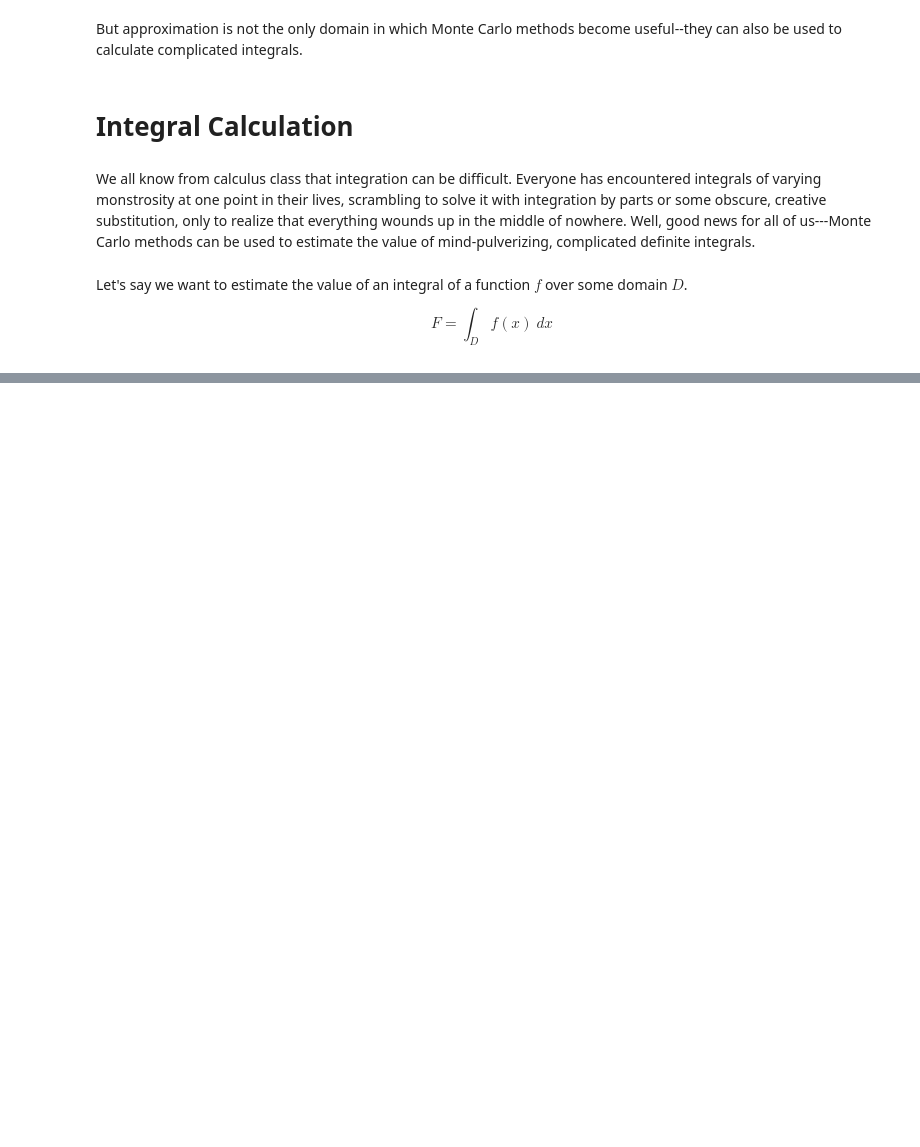
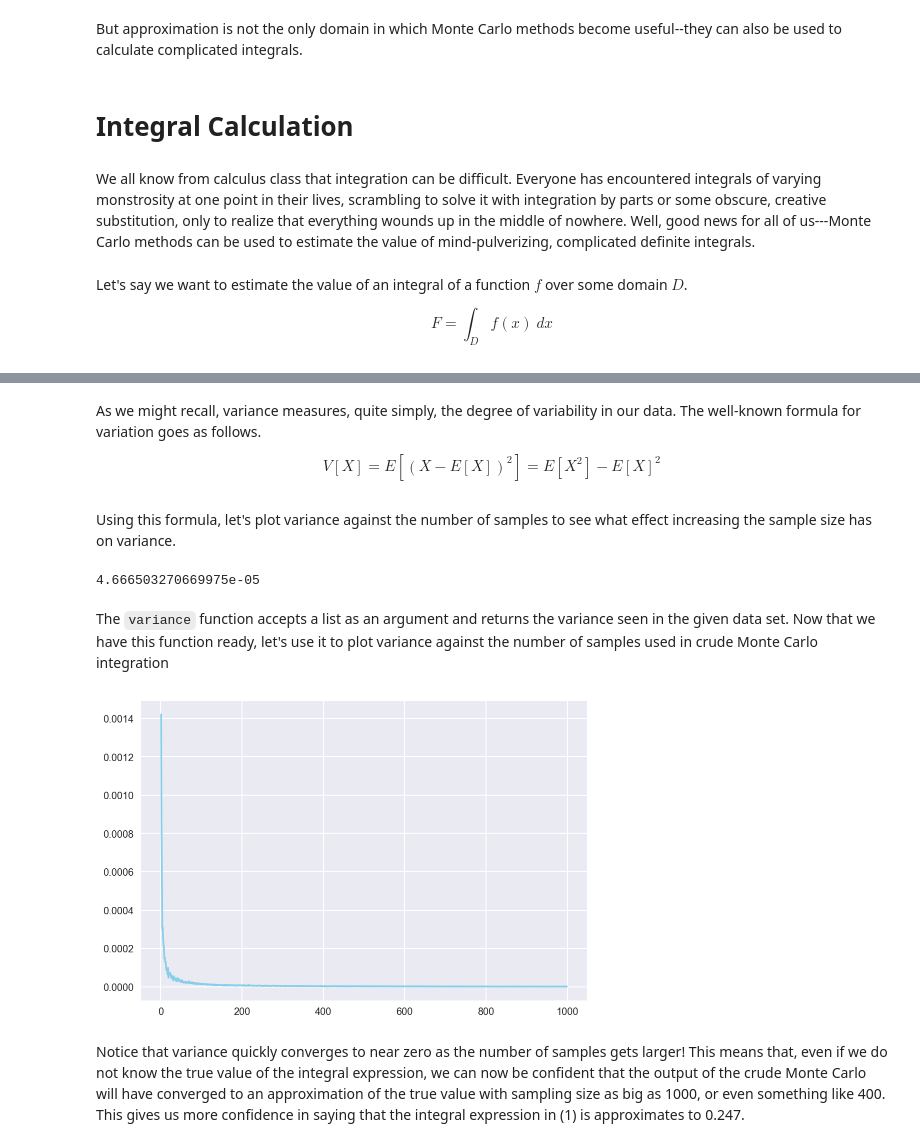
Before and after one commit to jaketae/jaketae.github.io, a Jupyter notebook: _jupyter/2019-12-03-monte-carlo.ipynb, the cells around one changed output, grey strips where cells are left out. Cells and saved outputs as stored; diff of their text form; code cells hidden in the pictures; blank space fills up the shorter version.

Commit message:
Added Monte Carlo post

```diff
--- a/_jupyter/2019-12-03-monte-carlo.ipynb
+++ b/_jupyter/2019-12-03-monte-carlo.ipynb
@@ -101,0 +103,5 @@ $$F$$
+# %%
+def integral_calculator(func, start, end, sample_num):
+    x = np.random.uniform(low=start, high=end, size=(sample_num,))
+    y = func(x)
+    return np.mean(y)
@@ -101,0 +126,3 @@ $$F$$
+# %%
+def my_func(x):
+    return np.exp(-x)/(1 + (x - 1)**2)
@@ -101,0 +139,27 @@ $$F$$
+# %% [markdown]
+As we might recall, variance measures, quite simply, the degree of variability in our data. The well-known formula for variation goes as follows.
+
+$$V[X] = E[(X - E[X])^2] = E[X^2] - E[X]^2$$
+# %% [markdown]
+Using this formula, let's plot variance against the number of samples to see what effect increasing the sample size has on variance.
+# %%
+def variance(data):
+    E_X = np.mean(np.square(data))
+    E_X2 = np.mean(data)**2
+    return E_X - E_X2
+# %%
+variance([0.476611780669815, 0.4612670939230275, 0.474718545243375])
+# %% [output]
+4.666503270669975e-05
+# %% [markdown]
+The `variance` function accepts a list as an argument and returns the variance seen in the given data set. Now that we have this function ready, let's use it to plot variance against the number of samples used in crude Monte Carlo integration
+# %%
+x = np.arange(1, 1000)
+y = [variance([integral_calculator(my_func, 0, 1, i) for _ in range(100)]) for i in x]
+
+plt.plot(x, y, color="skyblue")
+plt.show()
+# %% [output]
+[figure, added]
+# %% [markdown]
+Notice that variance quickly converges to near zero as the number of samples gets larger! This means that, even if we do not know the true value of the integral expression, we can now be confident that the output of the crude Monte Carlo will have converged to an approximation of the true value with sampling size as big as 1000, or even something like 400. This gives us more confidence in saying that the integral expression in (1) is approximates to 0.247.
```
Also changed, not shown: parts of 46 cells of this notebook, 8 other files.
